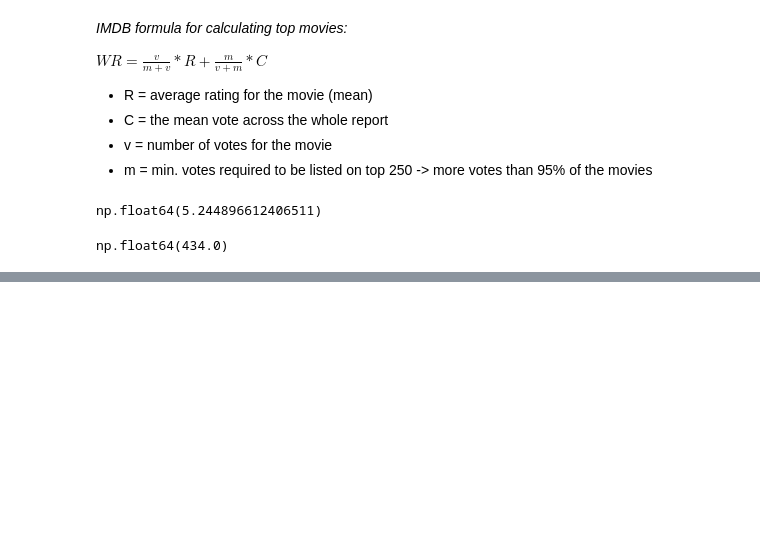
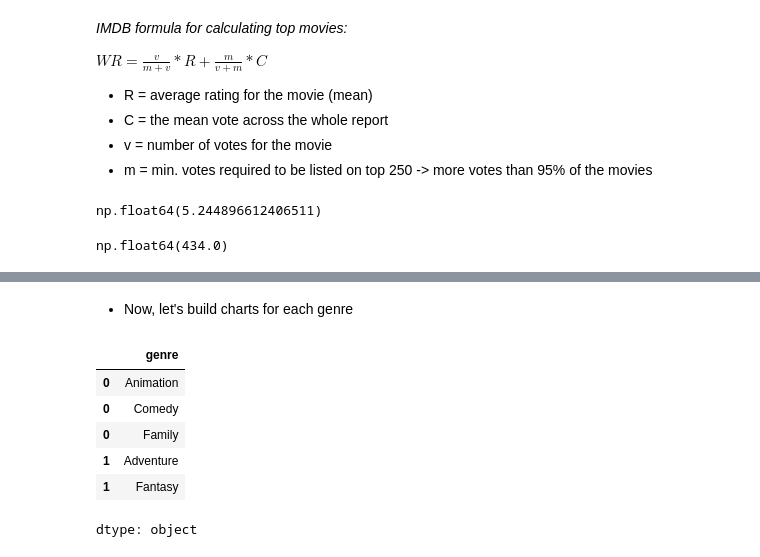
Before and after one commit to mcucii/ML-Kaggle-projects, a Jupyter notebook: Movie Recommender Systems/Movie_Recommender_Systems.ipynb, the cells around one changed output, grey strips where cells are left out. Drawn from its saved outputs; the diff is of its cells as text; code cells hidden in the pictures; blank space fills up the shorter version.

```diff
--- a/Movie Recommender Systems/Movie_Recommender_Systems.ipynb
+++ b/Movie Recommender Systems/Movie_Recommender_Systems.ipynb
@@ -109,0 +131,2 @@ qualified.head()
+# %% [markdown]
+- Now, let's build charts for each genre
@@ -109,0 +136,10 @@ qualified.head()
+# %%
+s.head()
+# %% [output]
+|  | genre |
+| 0 | Animation |
+| 0 | Comedy |
+| 0 | Family |
+| 1 | Adventure |
+| 1 | Fantasy |
+dtype: object
```
Also changed, not shown: parts of 13 cells of this notebook.
